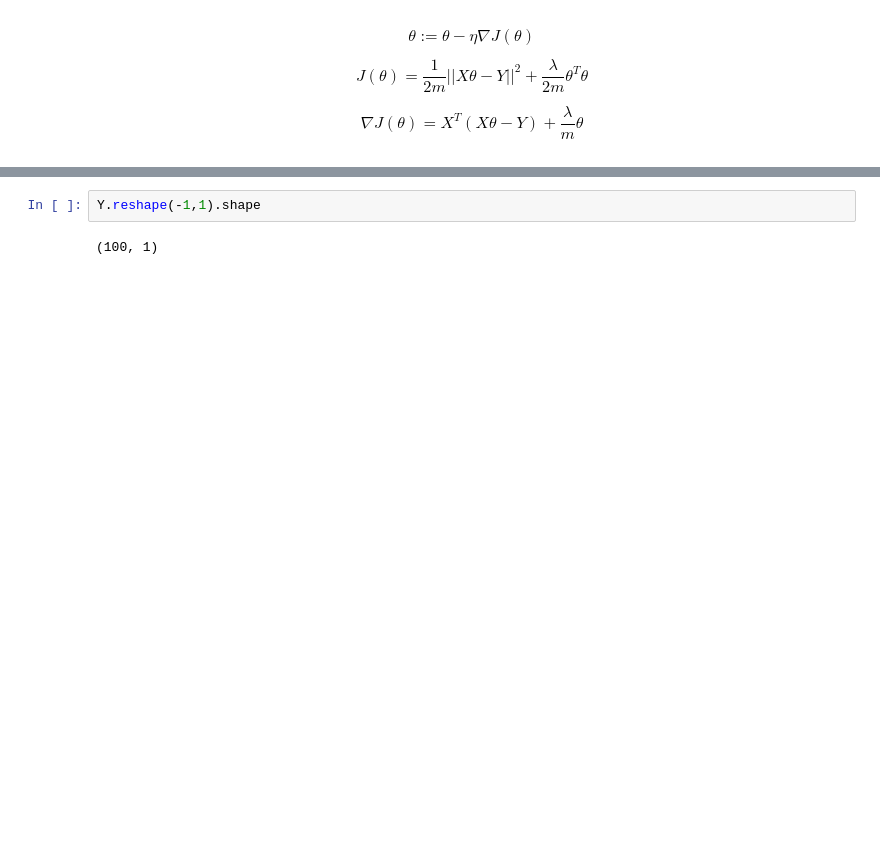
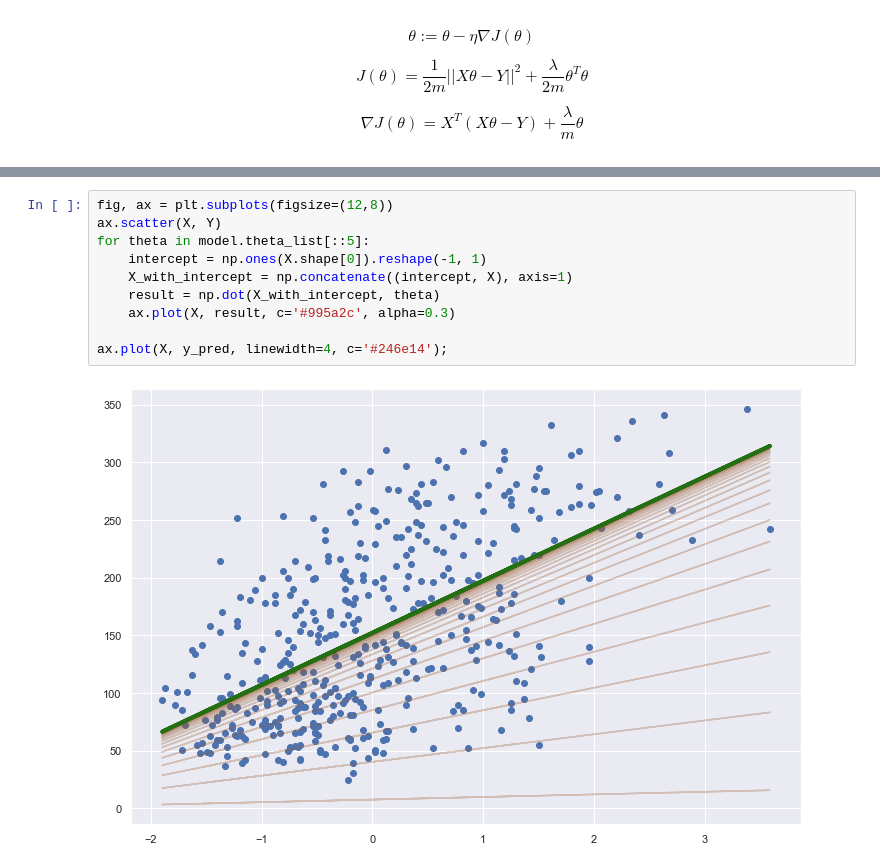
Before and after one commit to Bounty1993/ML-Algorithms-From-Scratch, a Jupyter notebook: linear_models/SGD.ipynb, the cells around one changed output, grey strips where cells are left out. Cells and saved outputs as stored; diff of their text form; blank space fills up the shorter version.

```diff
--- a/linear_models/SGD.ipynb
+++ b/linear_models/SGD.ipynb
@@ -100,4 +116,12 @@ model.theta.shape
-# %%
-Y.reshape(-1,1).shape
-# %% [output]
-(100, 1)
+# %%
+fig, ax = plt.subplots(figsize=(12,8))
+ax.scatter(X, Y)
+for theta in model.theta_list[::5]:
+    intercept = np.ones(X.shape[0]).reshape(-1, 1)
+    X_with_intercept = np.concatenate((intercept, X), axis=1)
+    result = np.dot(X_with_intercept, theta)
+    ax.plot(X, result, c='#995a2c', alpha=0.3)
+
+ax.plot(X, y_pred, linewidth=4, c='#246e14');
+# %% [output]
+[figure, added]
```
Also changed, not shown: parts of 8 cells of this notebook.
